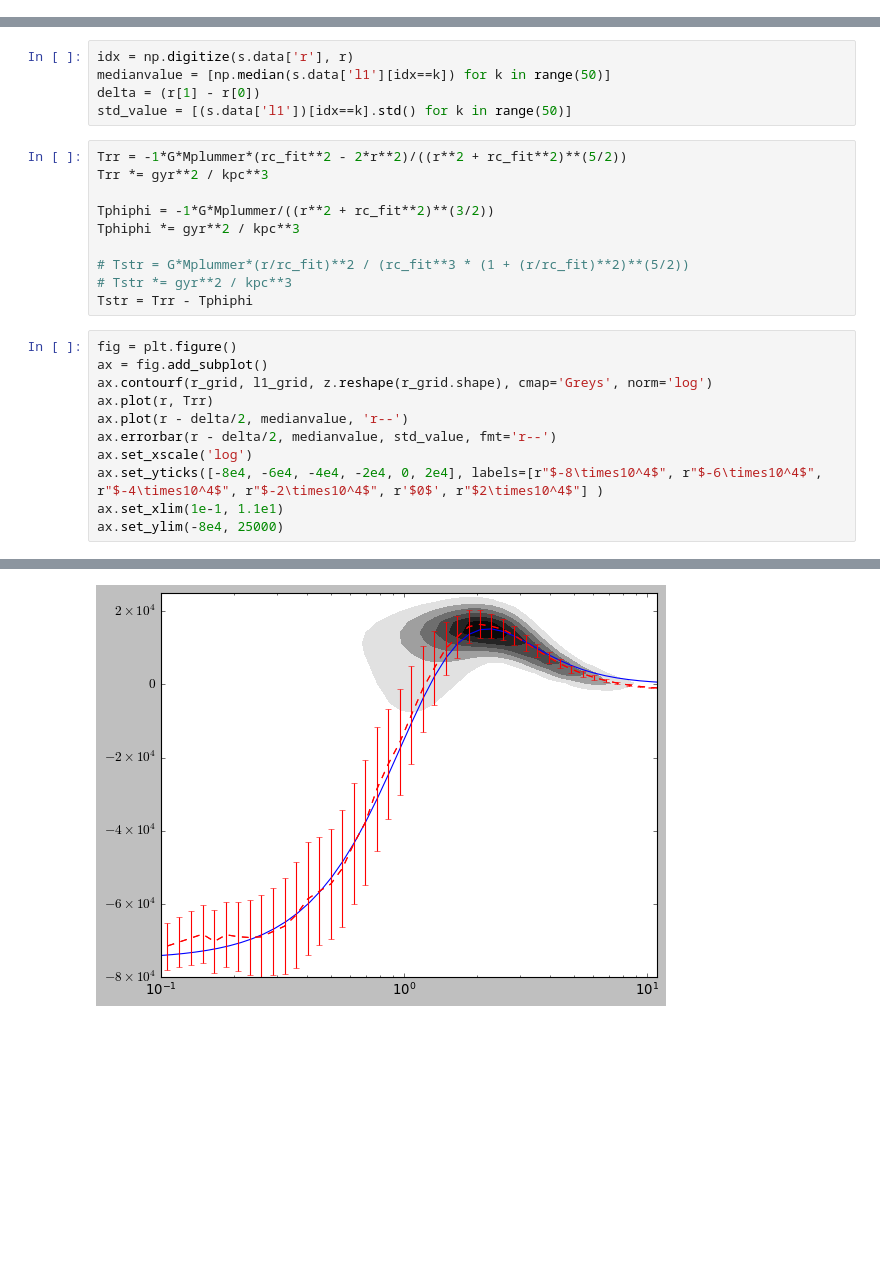
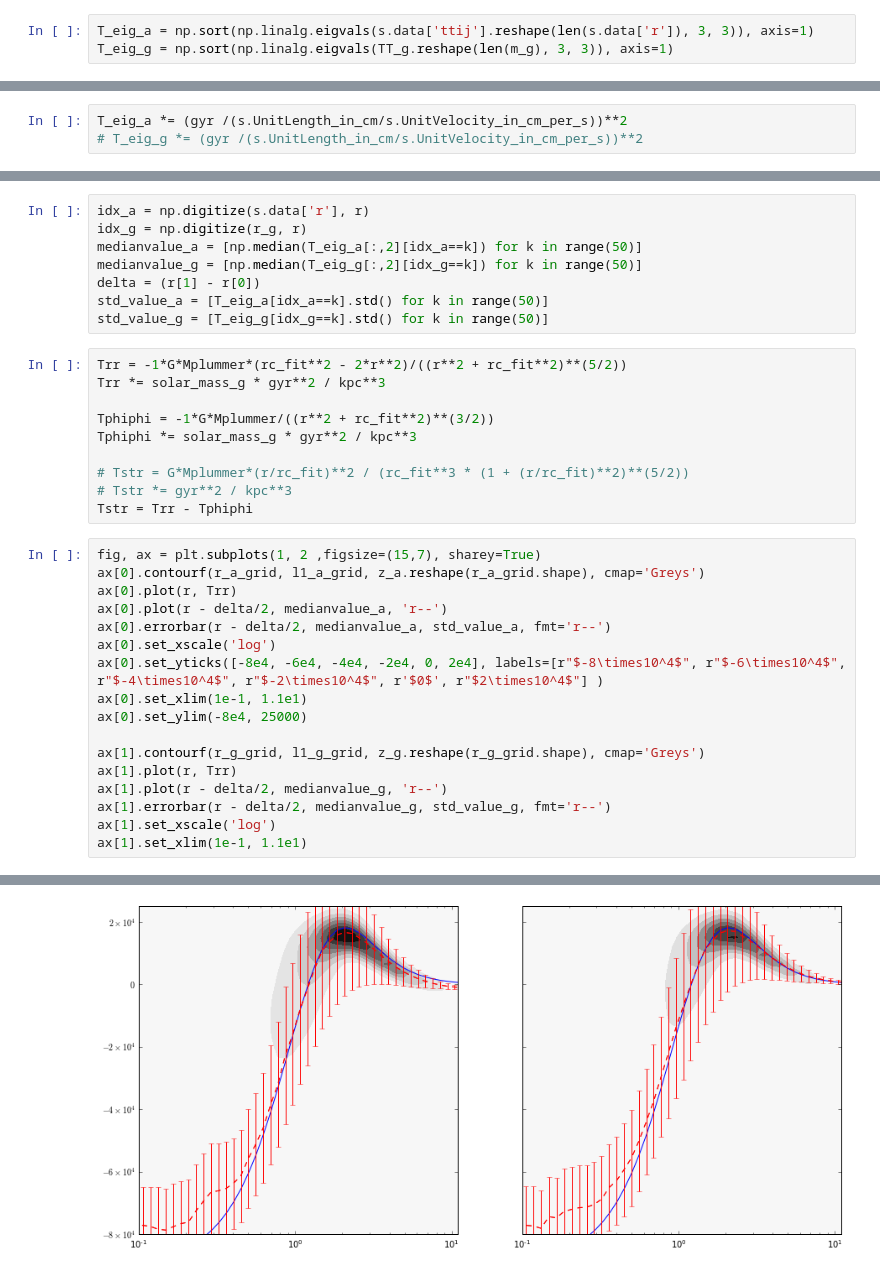
Before and after one commit to pablocoque/post_process_routines, a Jupyter notebook: plummer_test.ipynb, the cells around one changed output, grey strips where cells are left out. Saved outputs shown, nothing was run; the diff lists cells and outputs as text; blank space fills up the shorter version.

```diff
--- a/plummer_test.ipynb
+++ b/plummer_test.ipynb
@@ -57,0 +92,3 @@ s.data['T_str2'] = s.data['l1'] - 1/2*(s.data['l2'] + s.data['l3'])
+# %%
+T_eig_a = np.sort(np.linalg.eigvals(s.data['ttij'].reshape(len(s.data['r']), 3, 3)), axis=1)
+T_eig_g = np.sort(np.linalg.eigvals(TT_g.reshape(len(m_g), 3, 3)), axis=1)
@@ -57,0 +99,3 @@ s.data['T_str2'] = s.data['l1'] - 1/2*(s.data['l2'] + s.data['l3'])
+# %%
+T_eig_a *= (gyr /(s.UnitLength_in_cm/s.UnitVelocity_in_cm_per_s))**2
+# T_eig_g *= (gyr /(s.UnitLength_in_cm/s.UnitVelocity_in_cm_per_s))**2
@@ -64,27 +117,36 @@ z = kde(np.vstack([r_grid.ravel(), l1_grid.ravel()]))
 # %%
-idx = np.digitize(s.data['r'], r)
-medianvalue = [np.median(s.data['l1'][idx==k]) for k in range(50)]
+idx_a = np.digitize(s.data['r'], r)
+idx_g = np.digitize(r_g, r)
+medianvalue_a = [np.median(T_eig_a[:,2][idx_a==k]) for k in range(50)]
+medianvalue_g = [np.median(T_eig_g[:,2][idx_g==k]) for k in range(50)]
 delta = (r[1] - r[0])
-std_value = [(s.data['l1'])[idx==k].std() for k in range(50)]
+std_value_a = [T_eig_a[idx_a==k].std() for k in range(50)]
+std_value_g = [T_eig_g[idx_g==k].std() for k in range(50)]
 # %%
 Trr = -1*G*Mplummer*(rc_fit**2 - 2*r**2)/((r**2 + rc_fit**2)**(5/2))
-Trr *= gyr**2 / kpc**3
+Trr *= solar_mass_g * gyr**2 / kpc**3
 
 Tphiphi = -1*G*Mplummer/((r**2 + rc_fit**2)**(3/2))
-Tphiphi *= gyr**2 / kpc**3
+Tphiphi *= solar_mass_g * gyr**2 / kpc**3
 
 # Tstr = G*Mplummer*(r/rc_fit)**2 / (rc_fit**3 * (1 + (r/rc_fit)**2)**(5/2))
 # Tstr *= gyr**2 / kpc**3
 Tstr = Trr - Tphiphi
 # %%
-fig = plt.figure()
-ax = fig.add_subplot()
-ax.contourf(r_grid, l1_grid, z.reshape(r_grid.shape), cmap='Greys', norm='log')
-ax.plot(r, Trr)
-ax.plot(r - delta/2, medianvalue, 'r--')
-ax.errorbar(r - delta/2, medianvalue, std_value, fmt='r--')
-ax.set_xscale('log')
-ax.set_yticks([-8e4, -6e4, -4e4, -2e4, 0, 2e4], labels=[r"$-8\times10^4$", r"$-6\times10^4$", r"$-4\times10^4$", r"$-2\times10^4$", r'$0$', r"$2\times10^4$"] )
-ax.set_xlim(1e-1, 1.1e1)
-ax.set_ylim(-8e4, 25000)
+fig, ax = plt.subplots(1, 2 ,figsize=(15,7), sharey=True)
+ax[0].contourf(r_a_grid, l1_a_grid, z_a.reshape(r_a_grid.shape), cmap='Greys')
+ax[0].plot(r, Trr)
+ax[0].plot(r - delta/2, medianvalue_a, 'r--')
+ax[0].errorbar(r - delta/2, medianvalue_a, std_value_a, fmt='r--')
+ax[0].set_xscale('log')
+ax[0].set_yticks([-8e4, -6e4, -4e4, -2e4, 0, 2e4], labels=[r"$-8\times10^4$", r"$-6\times10^4$", r"$-4\times10^4$", r"$-2\times10^4$", r'$0$', r"$2\times10^4$"] )
+ax[0].set_xlim(1e-1, 1.1e1)
+ax[0].set_ylim(-8e4, 25000)
+
+ax[1].contourf(r_g_grid, l1_g_grid, z_g.reshape(r_g_grid.shape), cmap='Greys')
+ax[1].plot(r, Trr)
+ax[1].plot(r - delta/2, medianvalue_g, 'r--')
+ax[1].errorbar(r - delta/2, medianvalue_g, std_value_g, fmt='r--')
+ax[1].set_xscale('log')
+ax[1].set_xlim(1e-1, 1.1e1)
 # %% [output]
@@ -92 +154 @@ ax.set_ylim(-8e4, 25000)
-[figure, old version]
+[figure, new version]
```
Also changed, not shown: parts of 20 cells of this notebook, 6 other files.
